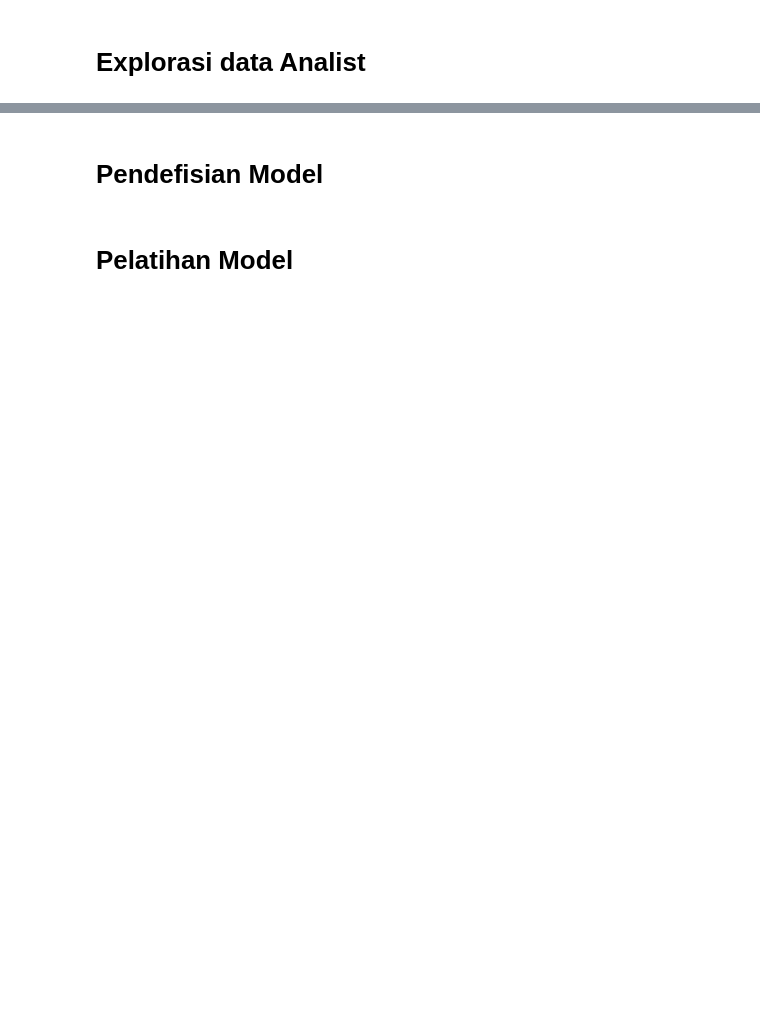
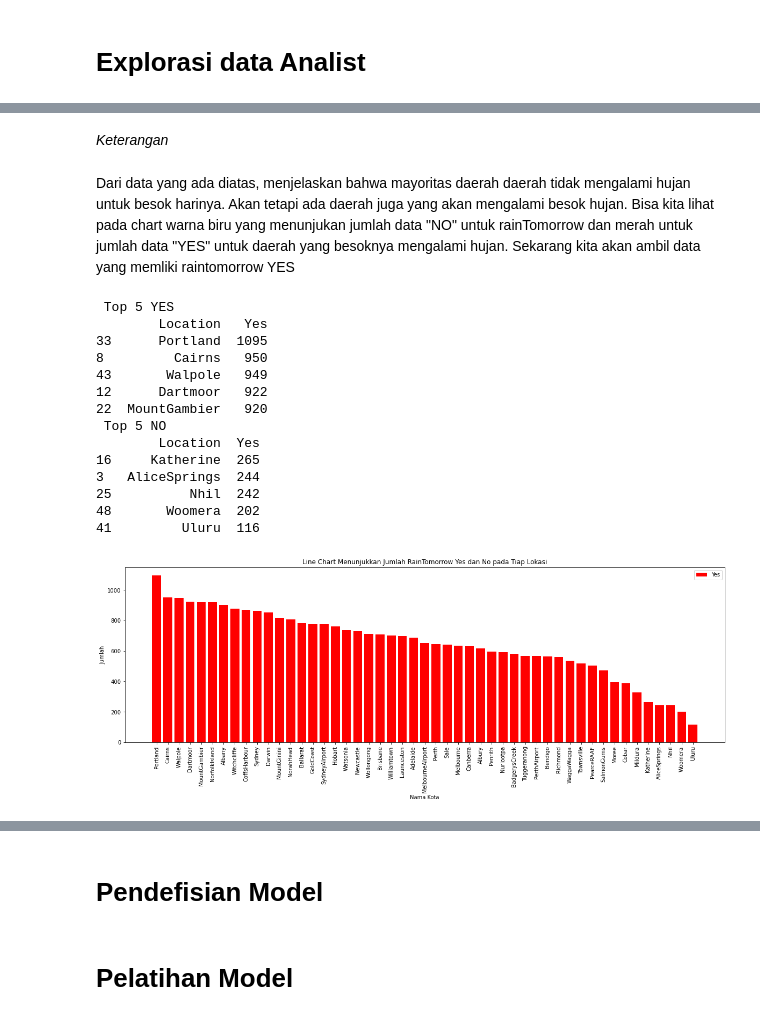
Before and after one commit to Mazcho/Perbandingan-Algoritma-Logistic-Regresi-dan-SVM-dalam-memprediksi-cuaca-_Hacktiv8-FinalProject2, a Jupyter notebook: PYTN_KampusMerdeka_FP2_Hacktiv8.ipynb, the cells around one changed output, grey strips where cells are left out. Saved outputs shown, nothing was run; the diff lists cells and outputs as text; code cells hidden in the pictures; blank space fills up the shorter version.

```diff
--- a/PYTN_KampusMerdeka_FP2_Hacktiv8.ipynb
+++ b/PYTN_KampusMerdeka_FP2_Hacktiv8.ipynb
@@ -751,0 +392,46 @@ Text(0.5, 1.0, 'Rain Today - Rain Tomorrow')
+# %% [markdown]
+_Keterangan_
+# %% [markdown]
+Dari data yang ada diatas, menjelaskan bahwa mayoritas daerah daerah tidak mengalami hujan untuk besok harinya. Akan tetapi ada daerah juga yang akan mengalami besok hujan. Bisa kita lihat pada chart warna biru yang menunjukan jumlah data "NO" untuk rainTomorrow dan merah untuk jumlah data "YES" untuk daerah yang besoknya mengalami hujan. Sekarang kita akan ambil data yang memliki raintomorrow YES
+# %%
+# Buat figure dengan ukuran 10 x 6 inci
+fig, ax = plt.subplots(figsize=(20, 6))
+
+# Buat line chart untuk jumlah Yes
+ax.bar(df_rain_tomorrow_yes['Location'], df_rain_tomorrow_yes['Yes'], label='Yes',color='red')
+
+
+
+# Atur judul, label sumbu-x dan sumbu-y
+ax.set_title('Line Chart Menunjukkan Jumlah RainTomorrow Yes dan No pada Tiap Lokasi')
+ax.set_xlabel('Nama Kota')
+ax.set_ylabel('Jumlah')
+
+# Atur label untuk setiap line chart
+ax.legend()
+
+# Putar label sumbu-x supaya mudah dibaca
+plt.xticks(rotation=90)
+
+# Tampilkan plot
+print(" Top 5 YES ")
+print(df_rain_tomorrow_yes.head())
+print(" Top 5 NO ")
+print(df_rain_tomorrow_yes.tail())
+plt.show()
+# %% [output]
+ Top 5 YES
+        Location   Yes
+33      Portland  1095
+8         Cairns   950
+43       Walpole   949
+12      Dartmoor   922
+22  MountGambier   920
+ Top 5 NO
+        Location  Yes
+16     Katherine  265
+3   AliceSprings  244
+25          Nhil  242
+48       Woomera  202
+41         Uluru  116
+[figure, added]
```
Also changed, not shown: parts of 110 cells of this notebook.
